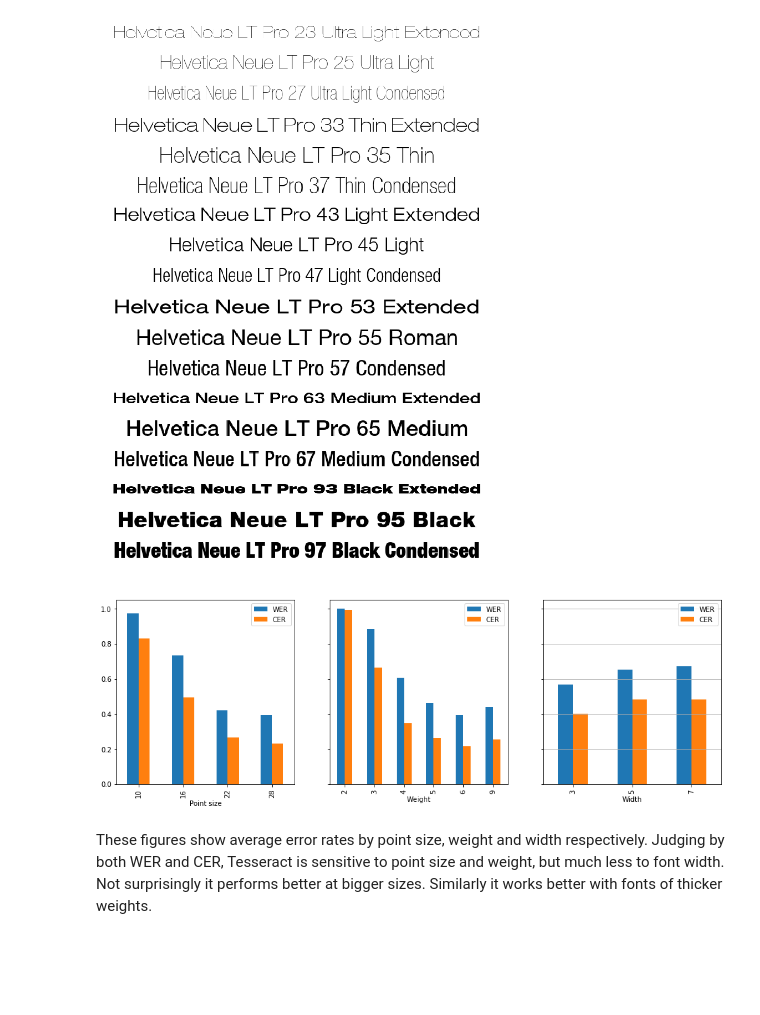
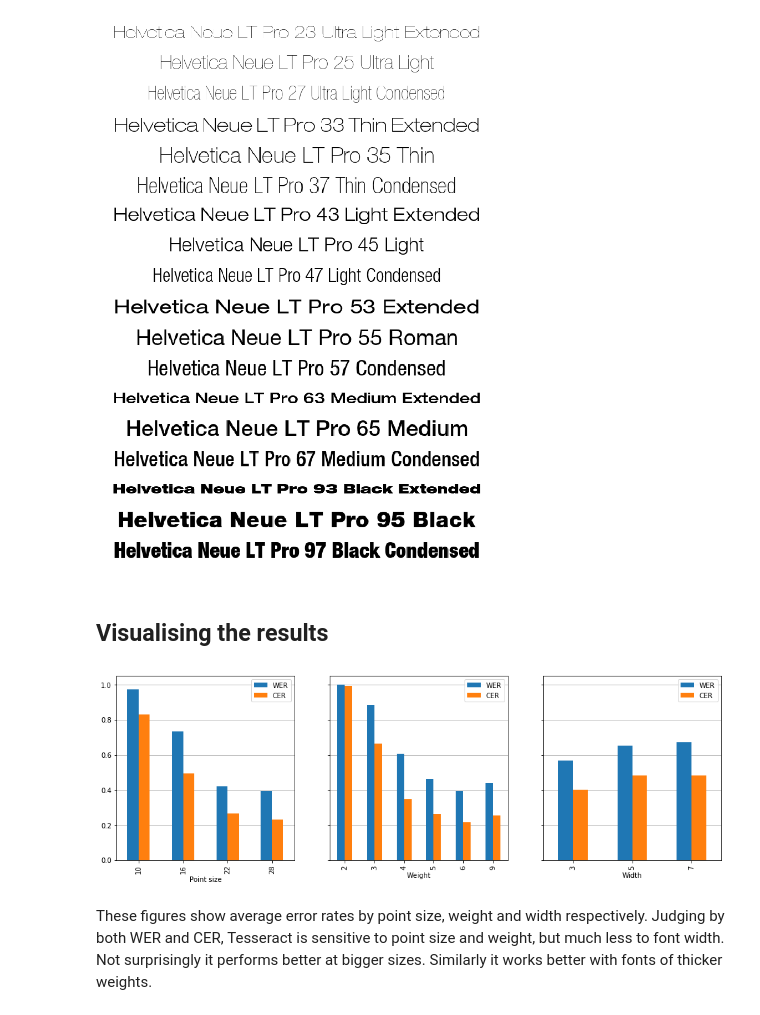
Before and after one commit to byewokko/tesseract-font-test, a Jupyter notebook: tesseract-fonts.ipynb, the cells around one changed output. Saved outputs shown, nothing was run; the diff lists cells and outputs as text; code cells hidden in the pictures; blank space fills up the shorter version.

```diff
--- a/tesseract-fonts.ipynb
+++ b/tesseract-fonts.ipynb
@@ -295,21 +298,25 @@ results = batch_evaluate(setup, fontdata, orig_text)
 results["Weight"] = pd.to_numeric(results["Font"].str[22])
 results["Width"] = pd.to_numeric(results["Font"].str[23])
 results.to_csv(os.path.join(outdir, "results.csv"))
+# %% [markdown]
+## Visualising the results
 # %%
+outdir = "helvetica"
 results = pd.read_csv(os.path.join(outdir, "results.csv"))
 results = results.set_index(["Weight", "Width", "Point size"])[["WER","CER"]]
 # %%
 fig, axes = plt.subplots(nrows=1, ncols=3, figsize=(16,5), sharey=True)
+results.groupby("Point size").mean().plot.bar(y=["WER","CER"], ax=axes[0])
+results.groupby("Weight").mean().plot.bar(y=["WER","CER"], ax=axes[1])
+results.groupby("Width").mean().plot.bar(y=["WER","CER"], ax=axes[2])
 
-results.groupby("Point size").mean().plot.bar(y=["WER","CER"], ax=axes[0])
-plt.grid(True, axis="y")
-results.groupby("Weight").mean().plot.bar(y=["WER","CER"], ax=axes[1])
-plt.grid(True, axis="y")
-results.groupby("Width").mean().plot.bar(y=["WER","CER"], ax=axes[2])
-plt.grid(True, axis="y")
+for x in axes:
+    x.grid(True, axis="y")
+    x.set_axisbelow(True)
+
 plt.show()
 # %% [output]
-[figure, old version]
+[figure, new version]
 # %% [markdown]
 These figures show average error rates by point size, weight and width respectively. Judging by both WER and CER, Tesseract is sensitive to point size and weight, but much less to font width. Not surprisingly it performs better at bigger sizes. Similarly it works better with fonts of thicker weights.
 # %%
```
Also changed, not shown: parts of 10 cells of this notebook.
